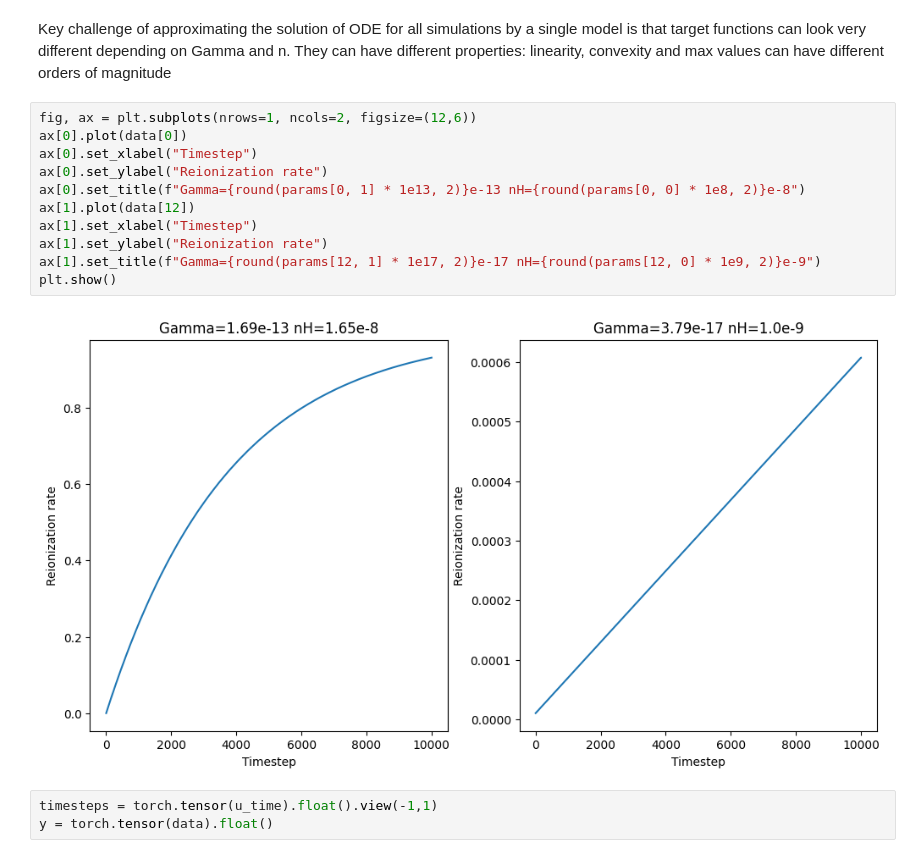
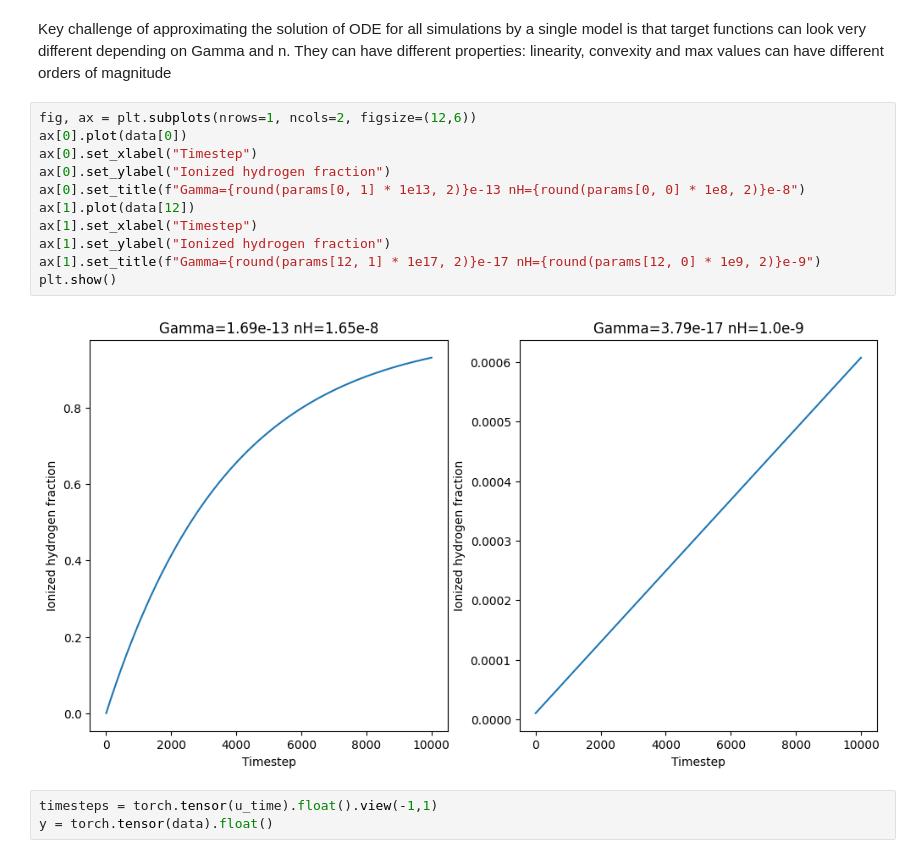
Before and after one commit to CS-433/ml-project-2-lady_bug, a Jupyter notebook: PINN_for_hydrogen_ionization.ipynb, the cells around one changed output. Cells and saved outputs as stored; diff of their text form.

```diff
--- a/PINN_for_hydrogen_ionization.ipynb
+++ b/PINN_for_hydrogen_ionization.ipynb
@@ -74,16 +71,16 @@ Key challenge of approximating the solution of ODE for all simulations by a sing
 # %%
 fig, ax = plt.subplots(nrows=1, ncols=2, figsize=(12,6))
 ax[0].plot(data[0])
 ax[0].set_xlabel("Timestep")
-ax[0].set_ylabel("Reionization rate")
+ax[0].set_ylabel("Ionized hydrogen fraction")
 ax[0].set_title(f"Gamma={round(params[0, 1] * 1e13, 2)}e-13 nH={round(params[0, 0] * 1e8, 2)}e-8")
 ax[1].plot(data[12])
 ax[1].set_xlabel("Timestep")
-ax[1].set_ylabel("Reionization rate")
+ax[1].set_ylabel("Ionized hydrogen fraction")
 ax[1].set_title(f"Gamma={round(params[12, 1] * 1e17, 2)}e-17 nH={round(params[12, 0] * 1e9, 2)}e-9")
 plt.show()
 # %% [output]
-[figure, old version]
+[figure, new version]
 # %%
 timesteps = torch.tensor(u_time).float().view(-1,1)
 y = torch.tensor(data).float()
```
Also changed, not shown: parts of 16 cells of this notebook, 25 other files.
